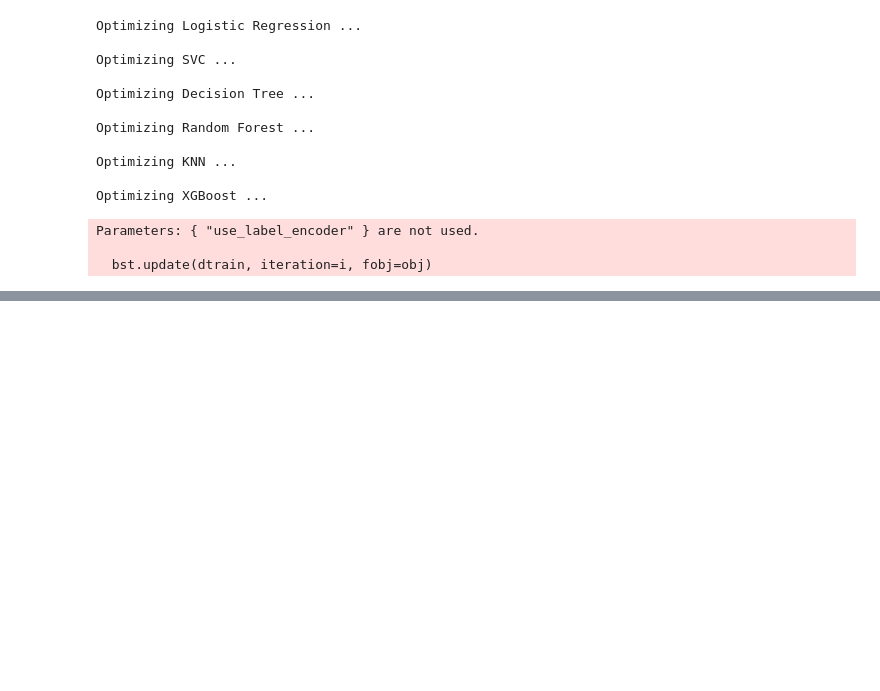
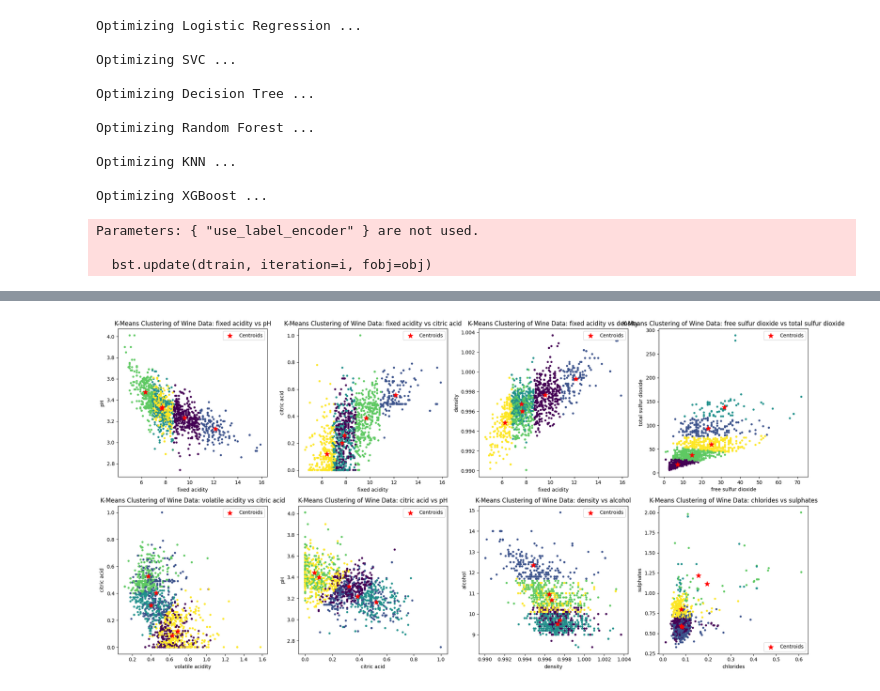
Before and after one commit to kubukaban/machine-learning-projekt, a Jupyter notebook: projektv2.ipynb, the cells around one changed output, grey strips where cells are left out. Cells and saved outputs as stored; diff of their text form; code cells hidden in the pictures; blank space fills up the shorter version.

```diff
--- a/projektv2.ipynb
+++ b/projektv2.ipynb
@@ -611,0 +629,28 @@ XGBoost              0.825000           0.893795
+# %%
+
+fig, axes = plt.subplots(2, 4, figsize=(20, 10))
+ax_flat = axes.flatten()
+
+for i in range(8):
+    feature1 = top_correlations.index[i][0]
+    feature2 = top_correlations.index[i][1]
+    features = df[[feature1, feature2, "quality_binary"]]
+    num_clusters = 5
+    kmeans = KMeans(n_clusters=num_clusters, random_state=42)
+    df2 = df.copy()
+    df2["Cluster"] = kmeans.fit_predict(features)
+
+    # graf
+    current_ax = ax_flat[i]
+    current_ax.scatter(df2[feature1], df2[feature2], c=df2["Cluster"], cmap='viridis', s=10)
+    current_ax.scatter(kmeans.cluster_centers_[:, 0], kmeans.cluster_centers_[:, 1],
+                       s=100, c='red', marker="*", label='Centroids')
+    current_ax.set_xlabel(feature1)
+    current_ax.set_ylabel(feature2)
+    current_ax.set_title(f'K-Means Clustering of Wine Data: {feature1} vs {feature2}')
+    current_ax.legend()
+
+plt.tight_layout()
+plt.show()
+# %% [output]
+[figure, added]
```
Also changed, not shown: parts of 17 cells of this notebook.
